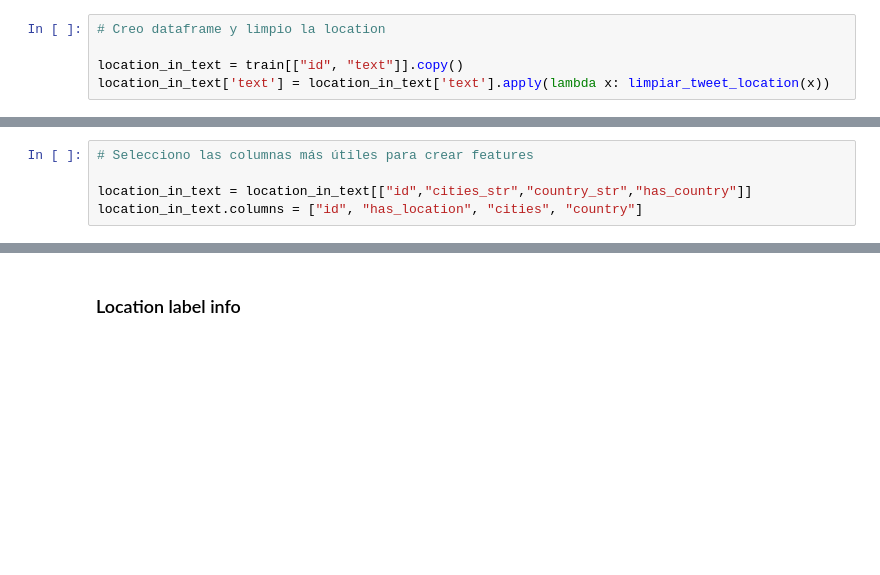
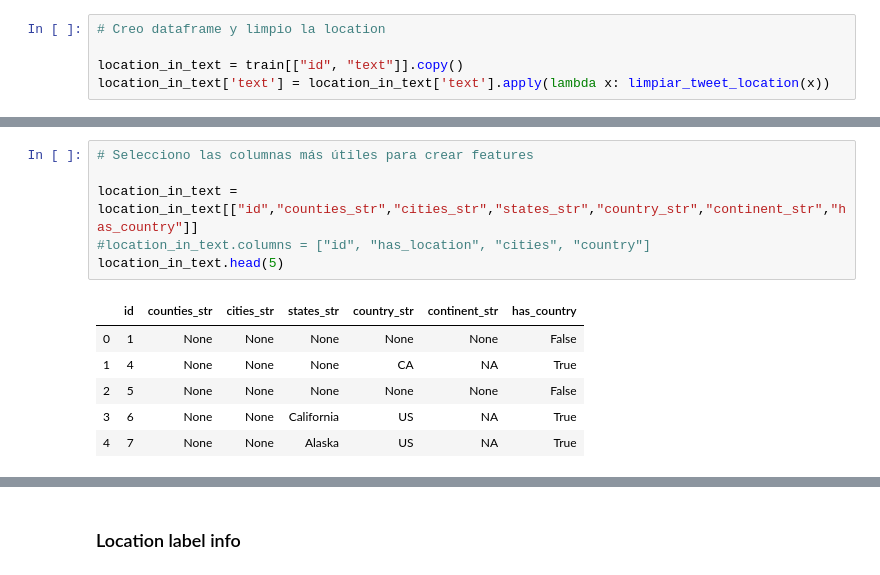
Before and after one commit to anichucai/7506-Datos-datos-tp2, a Jupyter notebook: Features.ipynb, the cells around one changed output, grey strips where cells are left out. Drawn from its saved outputs; the diff is of its cells as text; blank space fills up the shorter version.

```diff
--- a/Features.ipynb
+++ b/Features.ipynb
@@ -235,7 +310,15 @@ location_in_text["has_country"] = location_in_text["country"].apply(lambda x: le
 # %%
 # Selecciono las columnas más útiles para crear features
 
-location_in_text = location_in_text[["id","cities_str","country_str","has_country"]]
-location_in_text.columns = ["id", "has_location", "cities", "country"]
+location_in_text = location_in_text[["id","counties_str","cities_str","states_str","country_str","continent_str","has_country"]]
+#location_in_text.columns = ["id", "has_location", "cities", "country"]
+location_in_text.head(5)
+# %% [output]
+|  | id | counties_str | cities_str | states_str | country_str | continent_str | has_country |
+| 0 | 1 | None | None | None | None | None | False |
+| 1 | 4 | None | None | None | CA | NA | True |
+| 2 | 5 | None | None | None | None | None | False |
+| 3 | 6 | None | None | California | US | NA | True |
+| 4 | 7 | None | None | Alaska | US | NA | True |
 # %%
 location_in_text.head()
```
Also changed, not shown: parts of 48 cells of this notebook.
